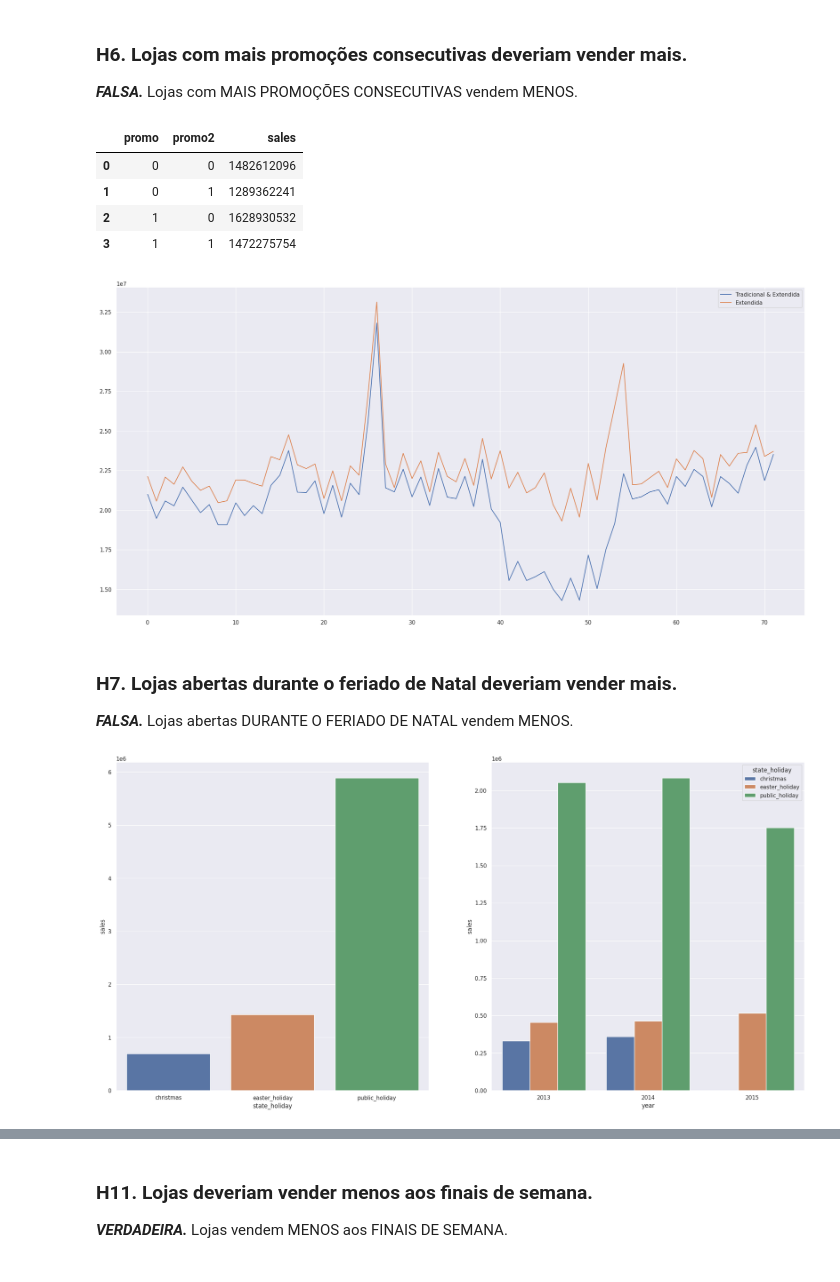
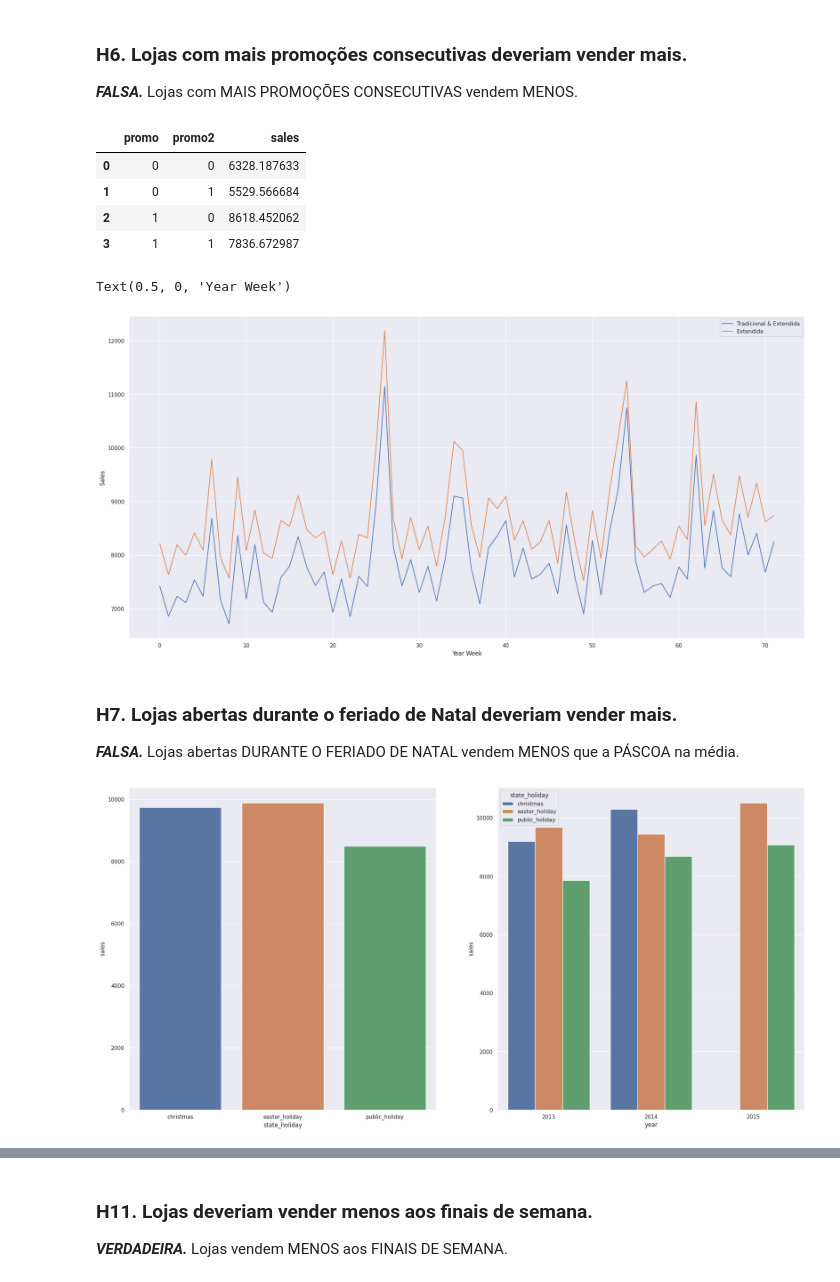
Before and after one commit to matheusventurads/Rossmann-sales-forecast, a Jupyter notebook: notebooks/m11_v01_store_sales_prediction.ipynb, the cells around one changed output, grey strips where cells are left out. Saved outputs shown, nothing was run; the diff lists cells and outputs as text; code cells hidden in the pictures.

```diff
--- a/notebooks/m11_v01_store_sales_prediction.ipynb
+++ b/notebooks/m11_v01_store_sales_prediction.ipynb
@@ -707,36 +707,39 @@ sns.heatmap(aux1.corr(method='pearson'), annot=True);
 ### H6. Lojas com mais promoções consecutivas deveriam vender mais.
 ***FALSA.*** Lojas com MAIS PROMOÇÕES CONSECUTIVAS vendem MENOS.
 # %%
-df4[['promo', 'promo2', 'sales']].groupby(['promo', 'promo2']).sum().reset_index()
+df4[['promo', 'promo2', 'sales']].groupby(['promo', 'promo2']).mean().reset_index()
 # %% [output]
 |  | promo | promo2 | sales |
-| 0 | 0 | 0 | 1482612096 |
-| 1 | 0 | 1 | 1289362241 |
-| 2 | 1 | 0 | 1628930532 |
-| 3 | 1 | 1 | 1472275754 |
+| 0 | 0 | 0 | 6328.187633 |
+| 1 | 0 | 1 | 5529.566684 |
+| 2 | 1 | 0 | 8618.452062 |
+| 3 | 1 | 1 | 7836.672987 |
 # %%
-aux1 = df4[(df4['promo'] == 1) & (df4['promo2'] == 1)][['year_week', 'sales']].groupby('year_week').sum().reset_index()
+aux1 = df4[(df4['promo'] == 1) & (df4['promo2'] == 1)][['year_week', 'sales']].groupby('year_week').mean().reset_index()
 ax = aux1.plot()
 
-aux2 = df4[(df4['promo'] == 1) & (df4['promo2'] == 0)][['year_week', 'sales']].groupby('year_week').sum().reset_index()
+aux2 = df4[(df4['promo'] == 1) & (df4['promo2'] == 0)][['year_week', 'sales']].groupby('year_week').mean().reset_index()
 aux2.plot(ax=ax)
 
 ax.legend(labels=['Tradicional & Extendida', 'Extendida']);
+ax.set_ylabel('Sales')
+ax.set_xlabel('Year Week')
 # %% [output]
+Text(0.5, 0, 'Year Week')
-[figure, old version]
+[figure, new version]
 # %% [markdown]
 ### H7. Lojas abertas durante o feriado de Natal deveriam vender mais.
-***FALSA.*** Lojas abertas DURANTE O FERIADO DE NATAL vendem MENOS.
+***FALSA.*** Lojas abertas DURANTE O FERIADO DE NATAL vendem MENOS que a PÁSCOA na média.
 # %%
 aux = df4[df4['state_holiday'] != 'regular_day']
 
 plt.subplot(1, 2, 1)
-aux1 = aux[['state_holiday', 'sales']].groupby('state_holiday').sum().reset_index()
+aux1 = aux[['state_holiday', 'sales']].groupby('state_holiday').mean().reset_index()
 sns.barplot(x='state_holiday', y='sales', data=aux1)
 
 plt.subplot(1, 2, 2)
-aux2 = aux[['year', 'state_holiday', 'sales']].groupby(['year', 'state_holiday']).sum().reset_index()
+aux2 = aux[['year', 'state_holiday', 'sales']].groupby(['year', 'state_holiday']).mean().reset_index()
 sns.barplot(x='year', y='sales', data=aux2, hue='state_holiday');
 # %% [output]
-[figure, old version]
+[figure, new version]
 # %% [markdown]
```
Also changed, not shown: parts of 17 cells of this notebook.
